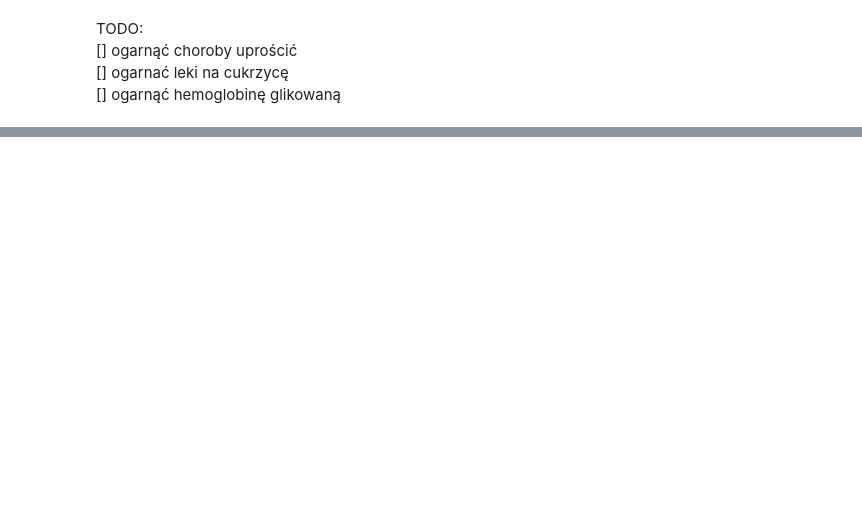
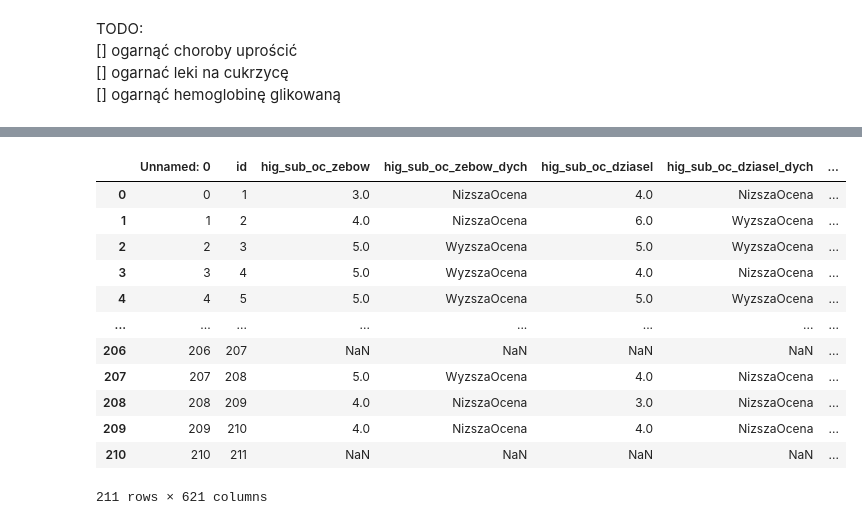
Before and after one commit to MichalPietruszevski/phd, a Jupyter notebook: wykluczenia.ipynb, the cells around one changed output, grey strips where cells are left out. Cells and saved outputs as stored; diff of their text form; code cells hidden in the pictures; blank space fills up the shorter version.

```diff
--- a/wykluczenia.ipynb
+++ b/wykluczenia.ipynb
@@ -119,0 +101,20 @@ AttributeError: 'DataFrame' object has no attribute 'ank_zdro_chor_przew'
+# %%
+# 1. Rozszerzona funkcja czyszcząca
+def clean_choroby_v2(val):
+    if pd.isna(val) or str(val).lower().strip() in ['brak', 'nie', 'nie dotyczy', '-', 'nan']:
+        return 'Brak'
+
+    s = str(val).lower().strip()
+
+    # Mapowanie i poprawa literówek
+    if 'cukrzyca' in s:
+        return 'Cukrzyca'
+
+    return s.capitalize()
+
+# 2. Tworzenie nowej zmiennej
+df['ank_zdro_chor_przew_cukrz'] = df['ank_zdro_chor_przew_tx'].apply(clean_choroby_v2)
+
+# 3. Sprawdzenie wyników po poprawkach
+print("Zaktualizowane kategorie (ank_zdro_chor_przew_U):")
+print(df['ank_zdro_chor_przew_cukrz'].value_counts())
@@ -124,0 +201,23 @@ TODO:
+# %%
+import re
+
+# Zaktualizowana lista słów kluczowych o Galvus i fragmenty łapiące literówki
+diabetes_keywords = ['metform', 'glucophag', 'siofor', 'siofou', 'insulina', 'jardiance', 'forxiga', 'victoza', 'ozempic', 'rybelsus', 'amaryl', 'diaprel', 'gliclada', 'galvus']
+
+def check_diabetes_meds(val):
+    if pd.isna(val):
+        return 0
+    s = str(val).lower()
+    if any(keyword in s for keyword in diabetes_keywords):
+        return 1
+    return 0
+
+# Tworzenie/Aktualizacja kolumny
+df['ank_zdro_leki_cukrzyca_D'] = df['ank_zdro_leki'].apply(check_diabetes_meds)
+
+# Wyświetlenie osób po aktualizacji
+print("Osoby zidentyfikowane jako przyjmujące leki na cukrzycę:")
+display(df[df['ank_zdro_leki_cukrzyca_D'] == 1][['ank_zdro_leki', 'ank_zdro_leki_cukrzyca_D']])
+
+print("\nPodsumowanie nowej kolumny dummy:")
+print(df['ank_zdro_leki_cukrzyca_D'].value_counts())
@@ -124,0 +289,3 @@ TODO:
+# %%
+df[]
+# %% [output]
@@ -124,0 +293,13 @@ TODO:
+|  | Unnamed: 0 | id | hig_sub_oc_zebow | hig_sub_oc_zebow_dych | hig_sub_oc_dziasel | hig_sub_oc_dziasel_dych | ... |
+| 0 | 0 | 1 | 3.0 | NizszaOcena | 4.0 | NizszaOcena | ... |
+| 1 | 1 | 2 | 4.0 | NizszaOcena | 6.0 | WyzszaOcena | ... |
+| 2 | 2 | 3 | 5.0 | WyzszaOcena | 5.0 | WyzszaOcena | ... |
+| 3 | 3 | 4 | 5.0 | WyzszaOcena | 4.0 | NizszaOcena | ... |
+| 4 | 4 | 5 | 5.0 | WyzszaOcena | 5.0 | WyzszaOcena | ... |
+| ... | ... | ... | ... | ... | ... | ... | ... |
+| 206 | 206 | 207 | NaN | NaN | NaN | NaN | ... |
+| 207 | 207 | 208 | 5.0 | WyzszaOcena | 4.0 | NizszaOcena | ... |
+| 208 | 208 | 209 | 4.0 | NizszaOcena | 3.0 | NizszaOcena | ... |
+| 209 | 209 | 210 | 4.0 | NizszaOcena | 4.0 | NizszaOcena | ... |
+| 210 | 210 | 211 | NaN | NaN | NaN | NaN | ... |
+211 rows × 621 columns
```
Also changed, not shown: parts of 13 cells of this notebook.
